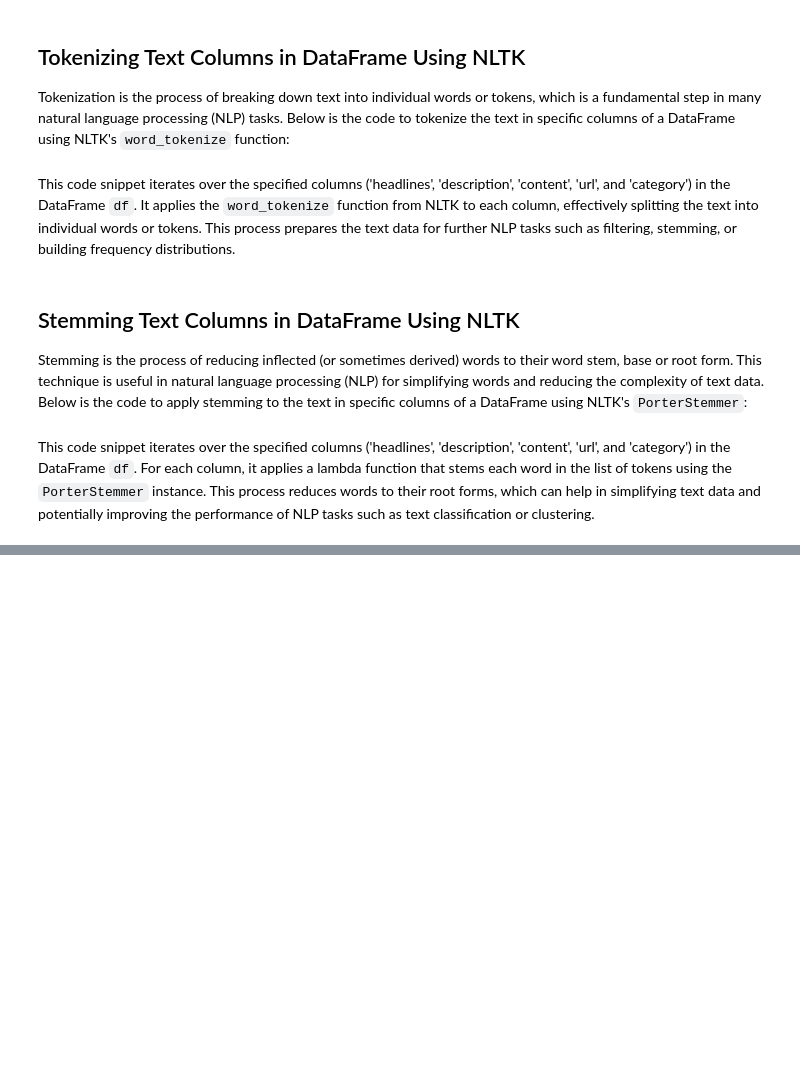
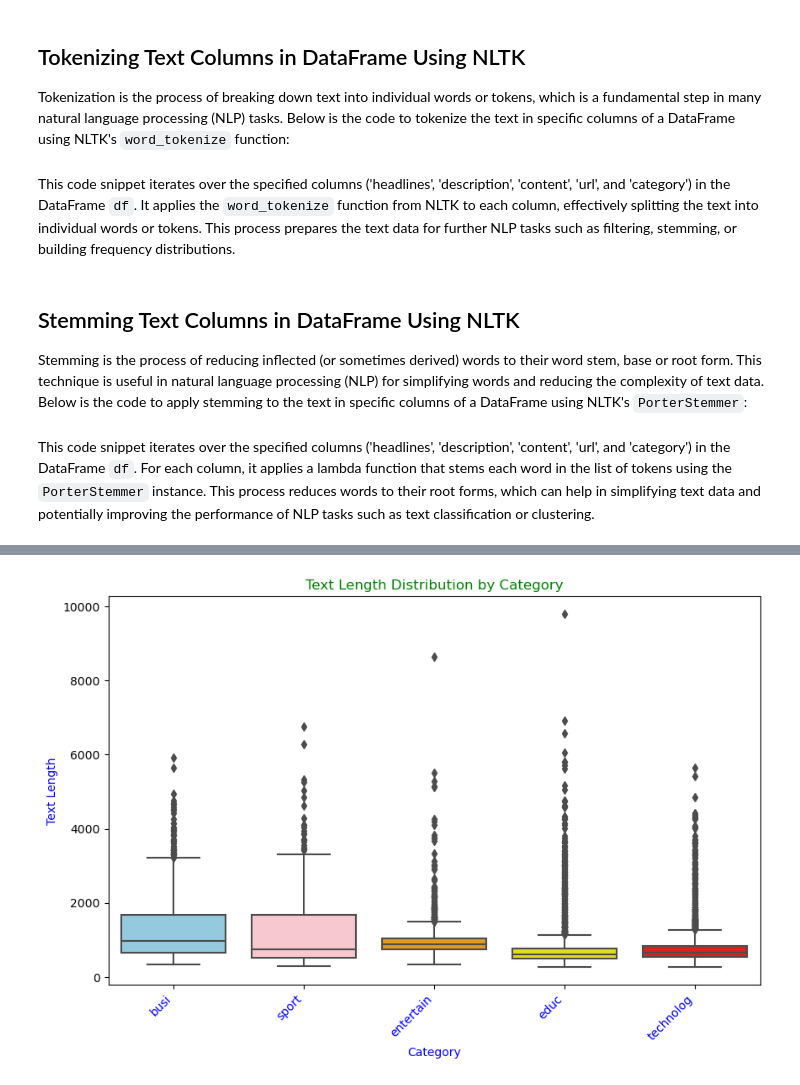
Before and after one commit to thatsso-ish/Classification, a Jupyter notebook: Classification.ipynb, the cells around one changed output, grey strips where cells are left out. Saved outputs shown, nothing was run; the diff lists cells and outputs as text; code cells hidden in the pictures; blank space fills up the shorter version.

```diff
--- a/Classification.ipynb
+++ b/Classification.ipynb
@@ -308,0 +650,21 @@ Creating a pipeline
+# %%
+# Combine 'headlines', 'description', and 'content' into a single column for both train and test datasets
+df_train['text'] = df_train['headlines'] + ' ' + df_train['description'] + ' ' + df_train['content']
+df_test['text'] = df_test['headlines'] + ' ' + df_test['description'] + ' ' + df_test['content']
+
+# Create a new column 'text_length' to store the length of text
+df_train['text_length'] = df_train['text'].apply(len)
+
+# Define a custom color palette
+custom_palette = ["skyblue", "pink", "orange", "yellow", "red"]
+
+# Create a box plot to show the distribution of text length by category
+plt.figure(figsize=(10, 6))
+sns.boxplot(x='category', y='text_length', data=df_train, palette=custom_palette)
+plt.xticks(rotation=45, ha='right', color='blue')  # X-axis label color changed to blue
+plt.title('Text Length Distribution by Category', color='green')  # Title color changed to green
+plt.xlabel('Category', color='blue')  # X-label color changed to blue
+plt.ylabel('Text Length', color='blue')  # Y-label color changed to blue
+plt.show()
+# %% [output]
+[figure, added]
```
Also changed, not shown: parts of 163 cells of this notebook, 14 other files.
